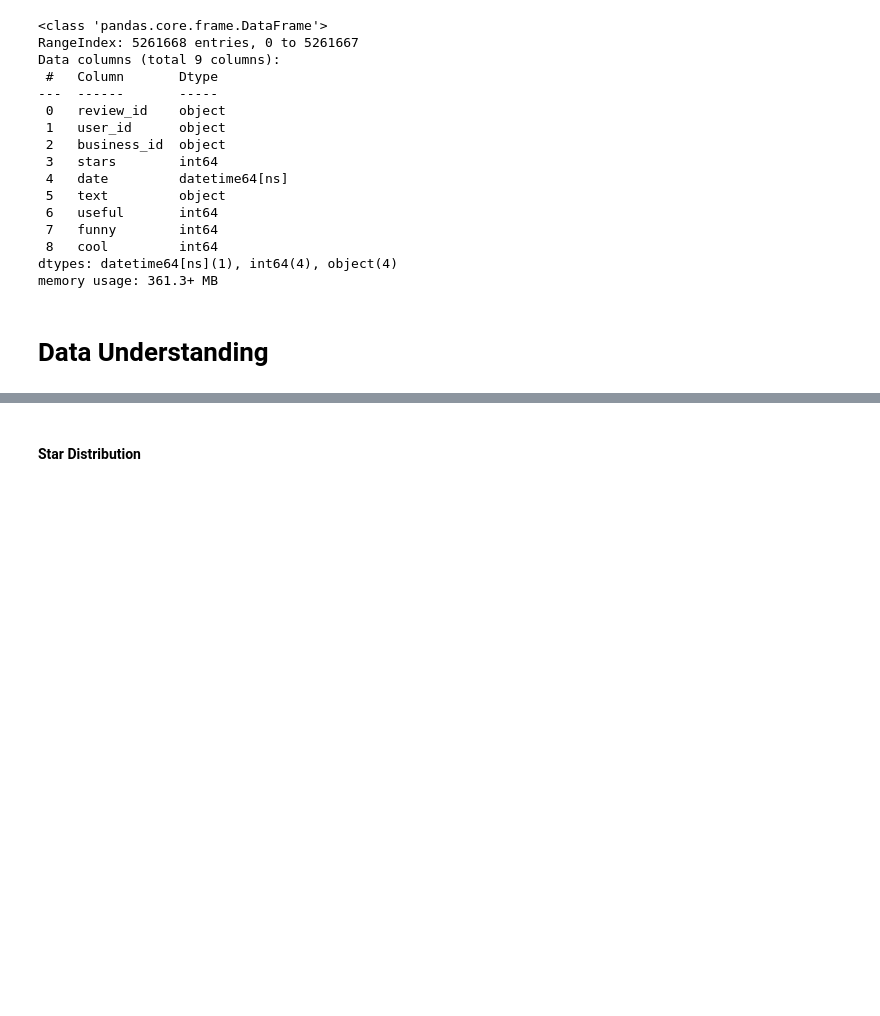
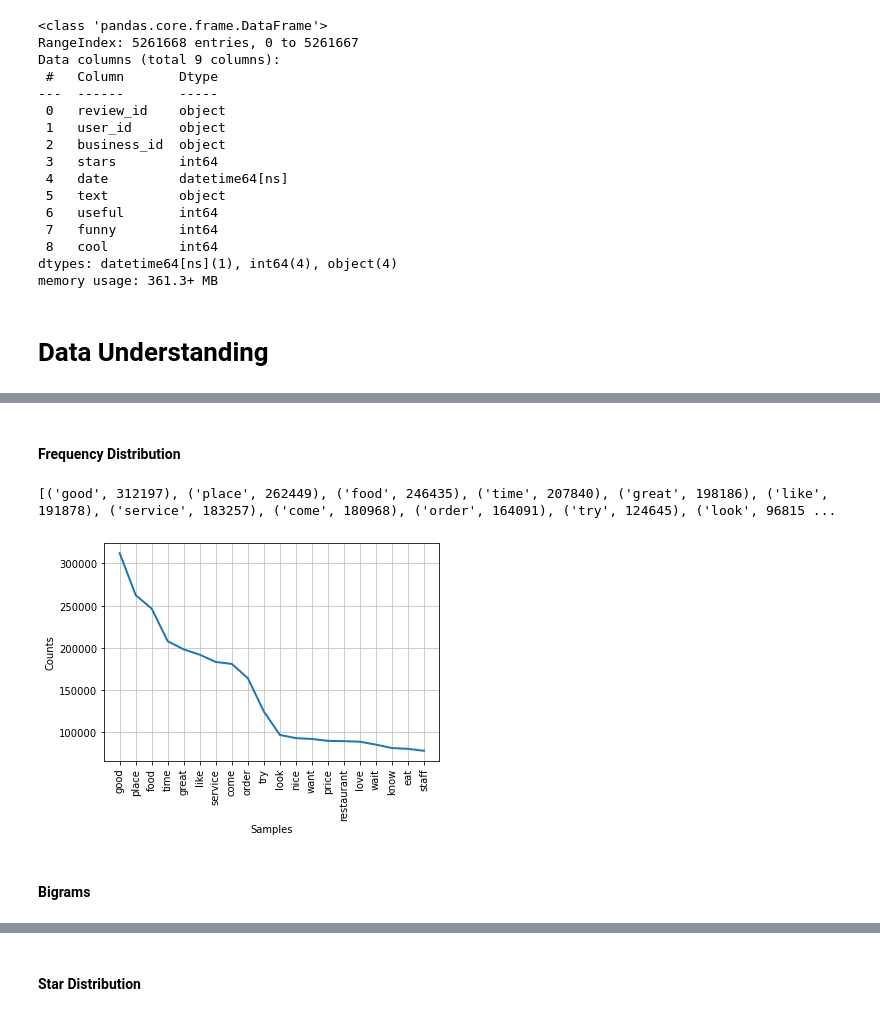
Before and after one commit to vchen-98/capstone, a Jupyter notebook: final_notebook.ipynb, the cells around one changed output, grey strips where cells are left out. Saved outputs shown, nothing was run; the diff lists cells and outputs as text; code cells hidden in the pictures; blank space fills up the shorter version.

Commit message:
vc mvp update visualizations

```diff
--- a/final_notebook.ipynb
+++ b/final_notebook.ipynb
@@ -170,3 +157,8 @@ for doc in processed_eda:
+# %%
+# Create a list of all of the tokenized words
+true_list = []
+for x in true_text:
+    true_list.append(x)
 # %%
 # Create and generate a word cloud image:
 wordcloud = WordCloud().generate(str(true_list))
@@ -178,0 +175,25 @@ plt.show()
+# %% [markdown]
+#### Frequency Distribution
+# %%
+# Create a new list of stopwords
+stopwords = ['m', 've', 'nt', '``', 's', 'c', "'", ",", "t", "l", 'j', '...', ":", '0', '1', '2', 'couldn', 'wouldn', 'isn', 'aren', 'shouldn', 'don', 'doesn', 'didn']
+# Create a new tokenized list to use in the frequency distribution tables
+true_tokenized_word = nltk.word_tokenize(str(true_list))
+# %%
+# Iterate through new tokenized list and remove additional stopwords.
+true_tokenized_word = [word for word in true_tokenized_word if word not in stopwords]
+# %%
+# Create frequency distribution for the words in the real articles
+true_fdist=nltk.FreqDist(true_tokenized_word)
+# %%
+print(true_fdist.most_common(20))
+# %% [output]
+[('good', 312197), ('place', 262449), ('food', 246435), ('time', 207840), ('great', 198186), ('like', 191878), ('service', 183257), ('come', 180968), ('order', 164091), ('try', 124645), ('look', 96815 ...
+# %%
+# Plot frequency distribution for the 20 most common words
+true_fdist.plot(20)
+plt.show()
+# %% [output]
+[figure, added]
+# %% [markdown]
+#### Bigrams
```
Also changed, not shown: parts of 32 cells of this notebook, 1 other file.
